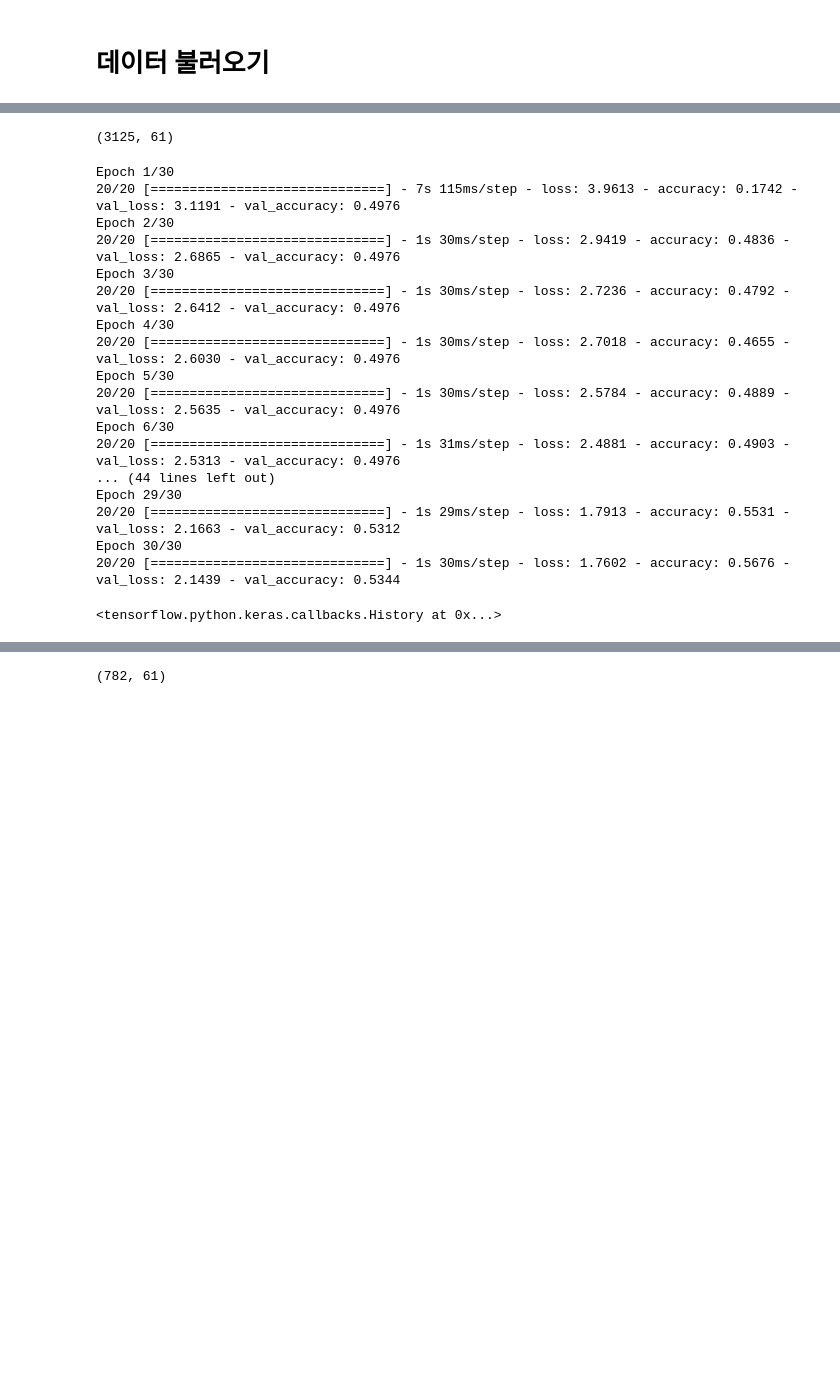
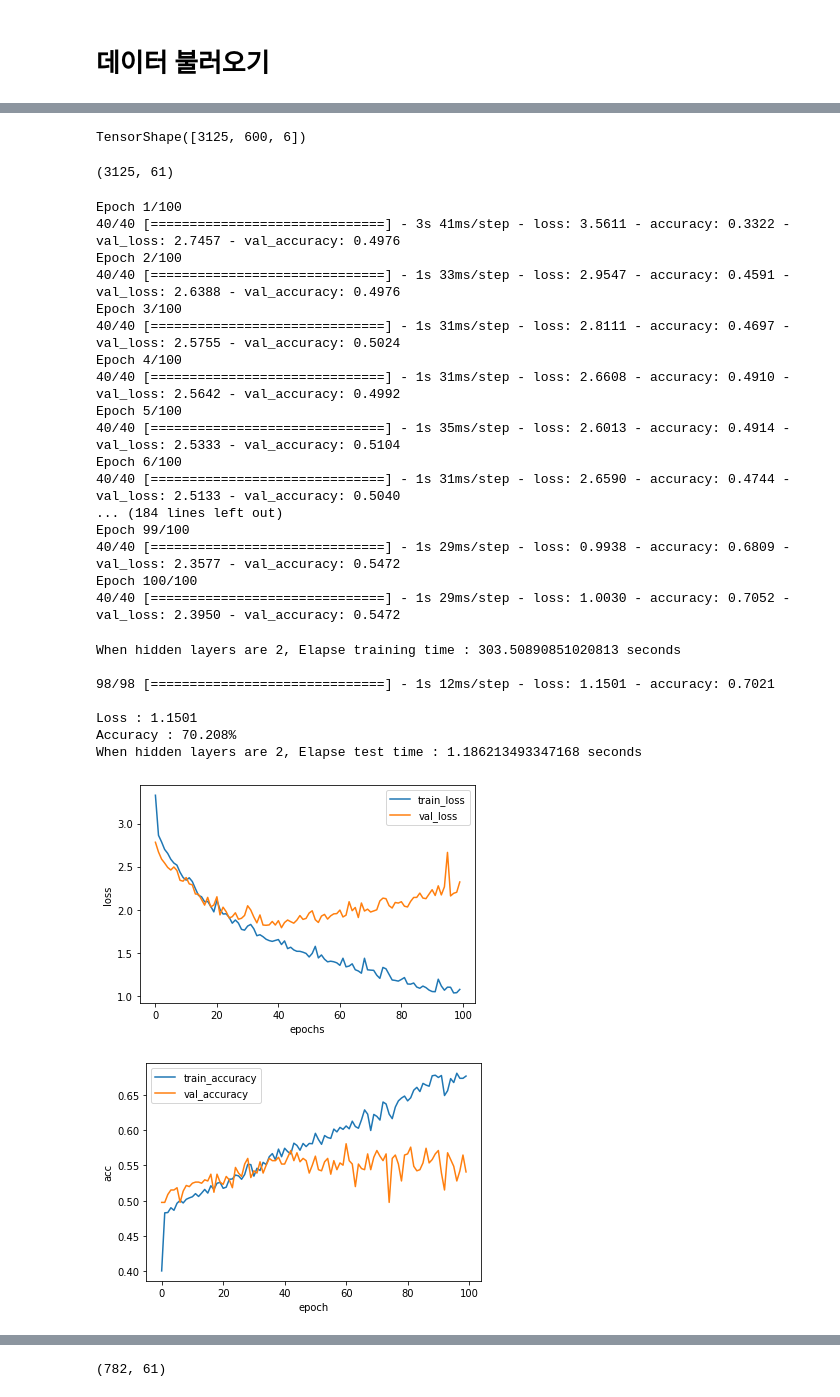
Before and after one commit to carina1754/Exercise-Motion-Classification-AI, a Jupyter notebook: [코드]_베이스라인 코드.ipynb, the cells around one changed output, grey strips where cells are left out. Cells and saved outputs as stored; diff of their text form; code cells hidden in the pictures; blank space fills up the shorter version.

```diff
--- a/[코드]_베이스라인 코드.ipynb
+++ b/[코드]_베이스라인 코드.ipynb
@@ -57,3 +55,14 @@ array([[[ 1.20608659e+00, -1.79371436e-01, -1.48446664e-01, ...,
+# %%
+def aug(data, uid, shift = 0):
+    shift_data = np.roll(data, shift, axis=2)
+
+for _ in range(10):
+    aug(x_train, 0, int(random.random()*600))
+X = x_train
+X=tf.reshape(x_train,[-1, 600,6])
+X.shape
+# %% [output]
+TensorShape([3125, 600, 6])
 # %%
 y = tf.keras.utils.to_categorical(train_labels['label'])
 y.shape
@@ -70,22 +83,51 @@ model.compile(optimizer='rmsprop', loss='categorical_crossentropy', metrics=['ac
 # %%
-model.fit(X,y, epochs=30, batch_size=128, validation_split=0.2)
+history = model.fit(X,y, epochs=100, batch_size=64, validation_split=0.2)
 # %% [output]
-Epoch 1/30
-20/20 [==============================] - 7s 115ms/step - loss: 3.9613 - accuracy: 0.1742 - val_loss: 3.1191 - val_accuracy: 0.4976
-Epoch 2/30
-20/20 [==============================] - 1s 30ms/step - loss: 2.9419 - accuracy: 0.4836 - val_loss: 2.6865 - val_accuracy: 0.4976
-Epoch 3/30
-20/20 [==============================] - 1s 30ms/step - loss: 2.7236 - accuracy: 0.4792 - val_loss: 2.6412 - val_accuracy: 0.4976
-Epoch 4/30
-20/20 [==============================] - 1s 30ms/step - loss: 2.7018 - accuracy: 0.4655 - val_loss: 2.6030 - val_accuracy: 0.4976
-Epoch 5/30
-20/20 [==============================] - 1s 30ms/step - loss: 2.5784 - accuracy: 0.4889 - val_loss: 2.5635 - val_accuracy: 0.4976
-Epoch 6/30
-20/20 [==============================] - 1s 31ms/step - loss: 2.4881 - accuracy: 0.4903 - val_loss: 2.5313 - val_accuracy: 0.4976
-... (44 lines left out)
-Epoch 29/30
-20/20 [==============================] - 1s 29ms/step - loss: 1.7913 - accuracy: 0.5531 - val_loss: 2.1663 - val_accuracy: 0.5312
-Epoch 30/30
-20/20 [==============================] - 1s 30ms/step - loss: 1.7602 - accuracy: 0.5676 - val_loss: 2.1439 - val_accuracy: 0.5344
+Epoch 1/100
+40/40 [==============================] - 3s 41ms/step - loss: 3.5611 - accuracy: 0.3322 - val_loss: 2.7457 - val_accuracy: 0.4976
+Epoch 2/100
+40/40 [==============================] - 1s 33ms/step - loss: 2.9547 - accuracy: 0.4591 - val_loss: 2.6388 - val_accuracy: 0.4976
+Epoch 3/100
+40/40 [==============================] - 1s 31ms/step - loss: 2.8111 - accuracy: 0.4697 - val_loss: 2.5755 - val_accuracy: 0.5024
+Epoch 4/100
+40/40 [==============================] - 1s 31ms/step - loss: 2.6608 - accuracy: 0.4910 - val_loss: 2.5642 - val_accuracy: 0.4992
+Epoch 5/100
+40/40 [==============================] - 1s 35ms/step - loss: 2.6013 - accuracy: 0.4914 - val_loss: 2.5333 - val_accuracy: 0.5104
+Epoch 6/100
+40/40 [==============================] - 1s 31ms/step - loss: 2.6590 - accuracy: 0.4744 - val_loss: 2.5133 - val_accuracy: 0.5040
+... (184 lines left out)
+Epoch 99/100
+40/40 [==============================] - 1s 29ms/step - loss: 0.9938 - accuracy: 0.6809 - val_loss: 2.3577 - val_accuracy: 0.5472
+Epoch 100/100
+40/40 [==============================] - 1s 29ms/step - loss: 1.0030 - accuracy: 0.7052 - val_loss: 2.3950 - val_accuracy: 0.5472
-<tensorflow.python.keras.callbacks.History at 0x...>
+# %%
+print(f'\nWhen hidden layers are 2, Elapse training time : {time() - start} seconds\n')
+start = time()
+loss_and_metrics = model.evaluate(X, y)
+print(f'\nLoss : {loss_and_metrics[0]:.6}')
+print(f'Accuracy : {loss_and_metrics[1]*100:.6}%')
+print(f'When hidden layers are 2, Elapse test time : {time() - start} seconds')
+plt.plot(history.history['loss'])
+plt.plot(history.history['val_loss'])
+plt.ylabel('loss')
+plt.xlabel('epochs')
+plt.legend(['train_loss', 'val_loss'])
+plt.show()
+
+plt.plot(history.history['accuracy'])
+plt.plot(history.history['val_accuracy'])
+plt.ylabel('acc')
+plt.xlabel('epoch')
+plt.legend(['train_accuracy', 'val_accuracy'])
+plt.show()
+# %% [output]
+When hidden layers are 2, Elapse training time : 303.50890851020813 seconds
+
+98/98 [==============================] - 1s 12ms/step - loss: 1.1501 - accuracy: 0.7021
+
+Loss : 1.1501
+Accuracy : 70.208%
+When hidden layers are 2, Elapse test time : 1.186213493347168 seconds
+[figure, added]
+[figure, added]
 # %%
```
Also changed, not shown: parts of 10 cells of this notebook, 4 other files.
